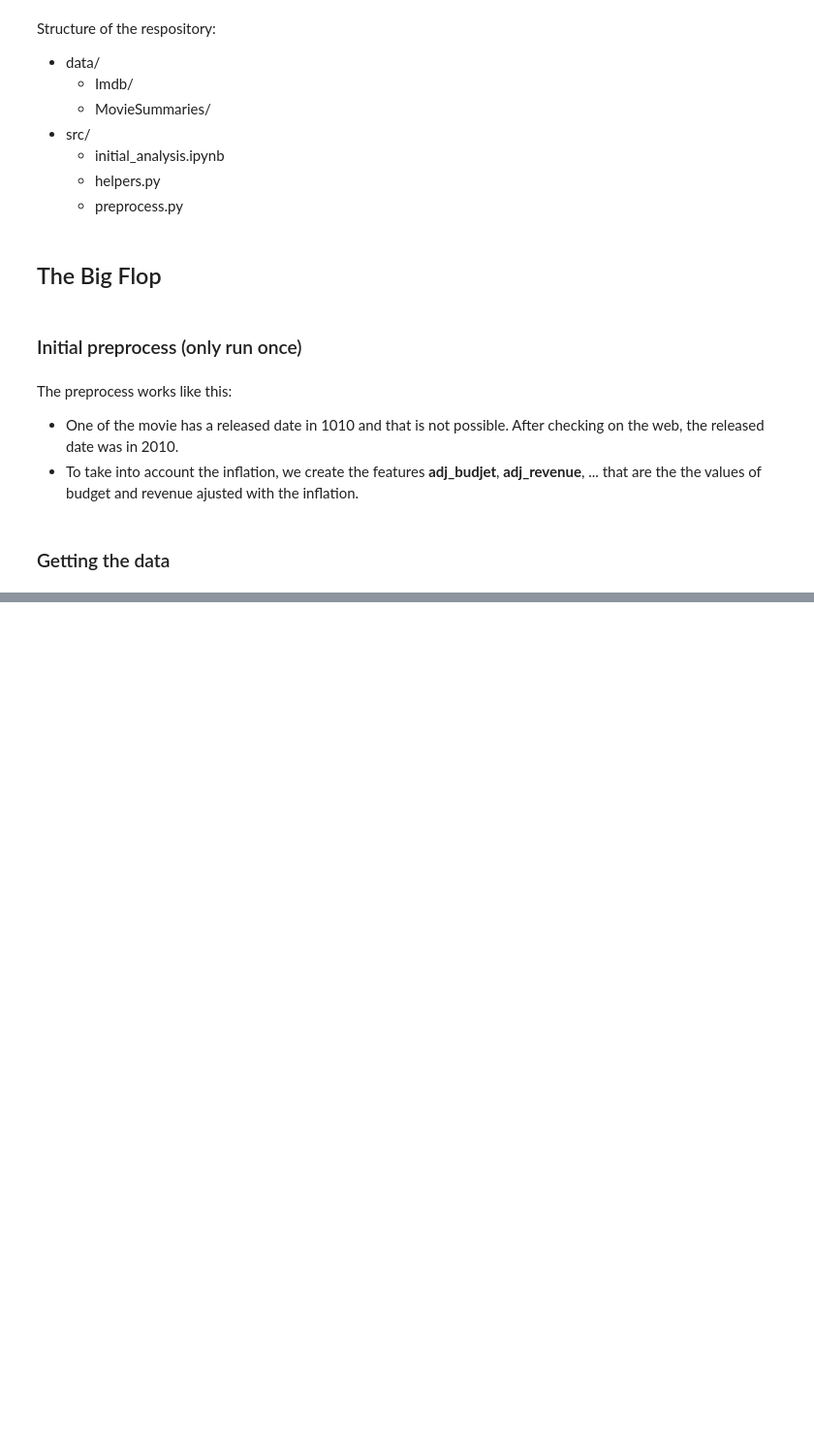
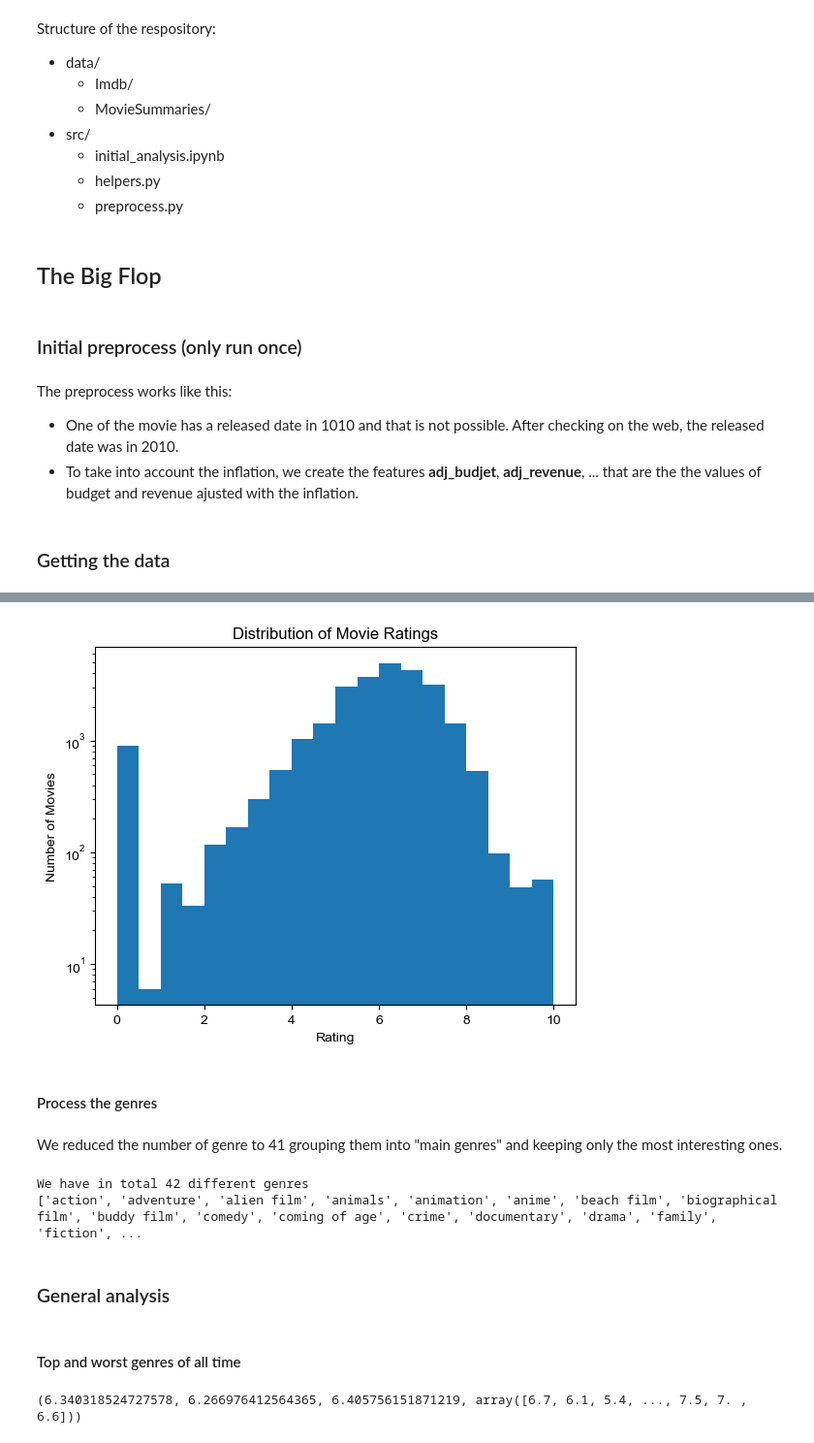
Before and after one commit to epfl-ada/ada-2022-project-adamax, a Jupyter notebook: src/initial_analysis.ipynb, the cells around one changed output, grey strips where cells are left out. Shown at 97% size. Saved outputs shown, nothing was run; the diff lists cells and outputs as text; code cells hidden in the pictures; blank space fills up the shorter version.

```diff
--- a/src/initial_analysis.ipynb
+++ b/src/initial_analysis.ipynb
@@ -547,0 +90,15 @@ We could not identify any obvious clusters, even after coloring the datapoints b
+# %%
+# Plot a histogram of the movie ratings from the IMDb dataset.
+plt.hist(df_movies['vote_average'], bins=20)
+plt.style.use('seaborn')
+plt.title('Distribution of Movie Ratings')
+plt.xlabel('Rating')
+plt.ylabel('Number of Movies')
+plt.yscale('log')
+plt.show()
+# %% [output]
+[figure, added]
+# %% [markdown]
+#### Process the genres
+# %% [markdown]
+We reduced the number of genre to 41 grouping them into "main genres" and keeping only the most interesting ones.
@@ -547,0 +177,11 @@ We could not identify any obvious clusters, even after coloring the datapoints b
+# %%
+all_genres = set()
+
+for genres in df_movies["genres"]:
+    all_genres.update(genres)
+
+print("We have in total", len(all_genres), "different genres")
+print(sorted(list(all_genres)))
+# %% [output]
+We have in total 42 different genres
+['action', 'adventure', 'alien film', 'animals', 'animation', 'anime', 'beach film', 'biographical film', 'buddy film', 'comedy', 'coming of age', 'crime', 'documentary', 'drama', 'family', 'fiction', ...
@@ -547,0 +192,4 @@ We could not identify any obvious clusters, even after coloring the datapoints b
+# %% [markdown]
+### General analysis
+# %% [markdown]
+#### Top and worst genres of all time
@@ -547,0 +205,4 @@ We could not identify any obvious clusters, even after coloring the datapoints b
+# %%
+print(genre_rates["animation"])
+# %% [output]
+(6.340318524727578, 6.266976412564365, 6.405756151871219, array([6.7, 6.1, 5.4, ..., 7.5, 7. , 6.6]))
```
Also changed, not shown: parts of 147 cells of this notebook, 1 other file.
